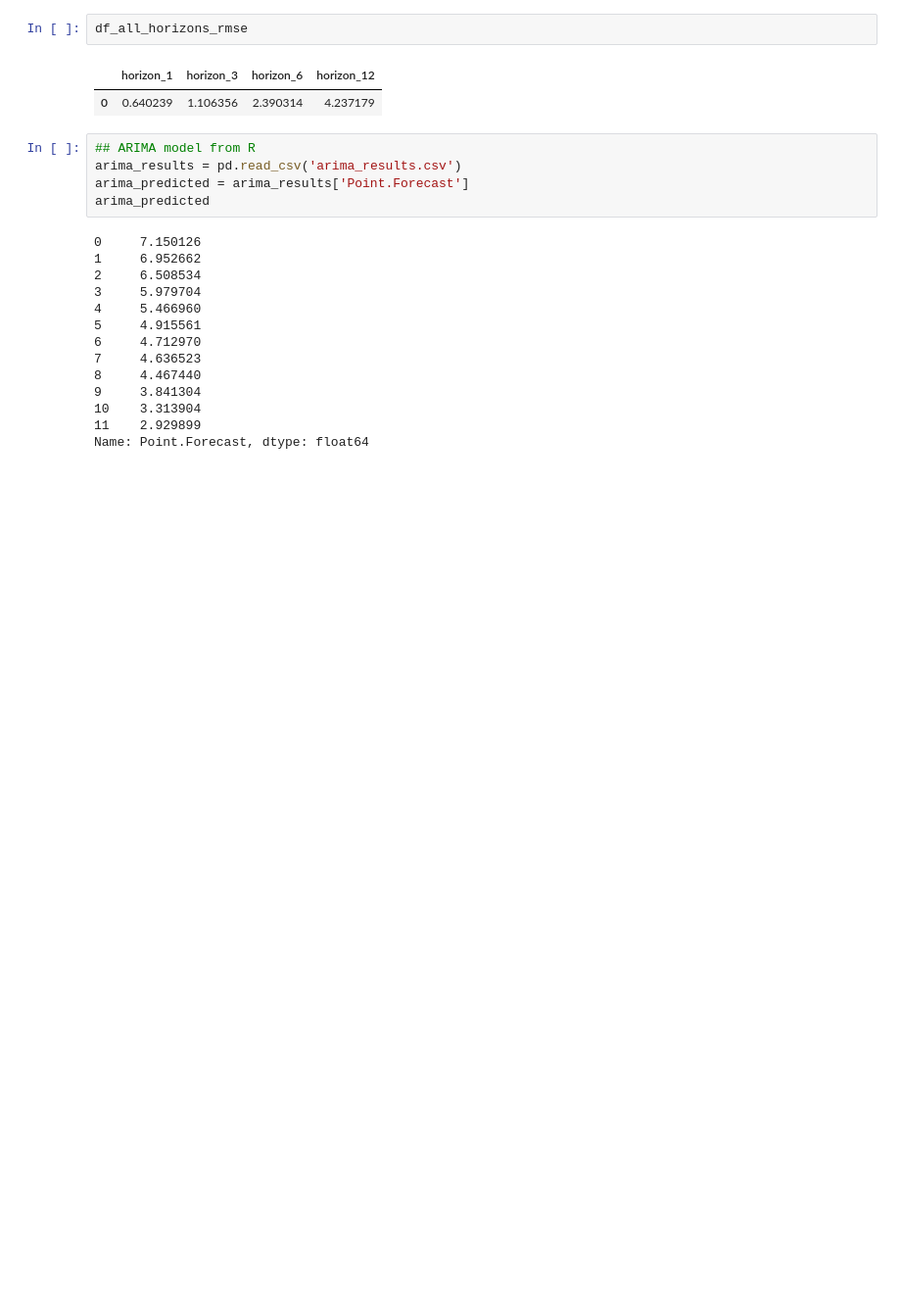
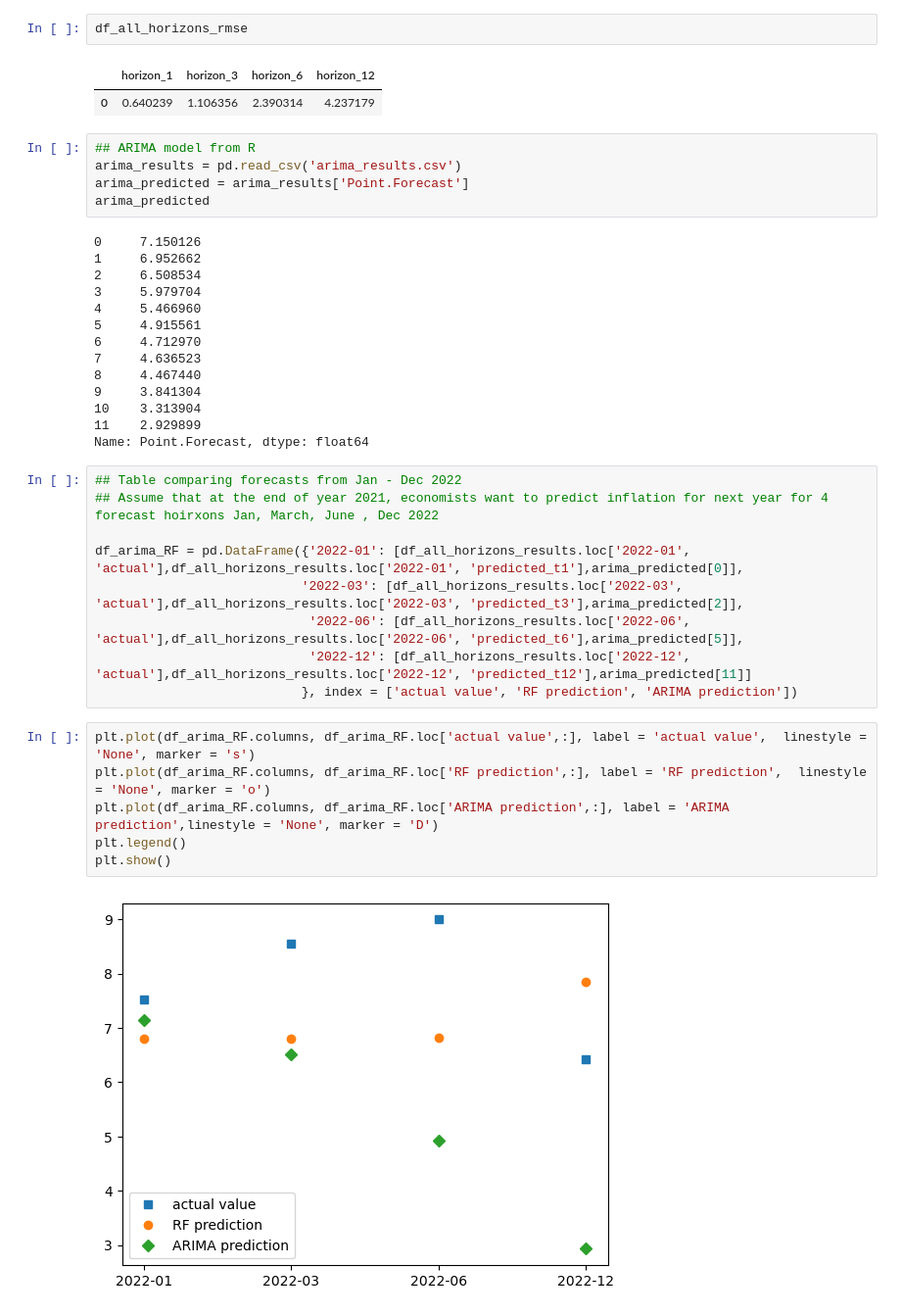
Before and after one commit to Geetika-L/Econ_472, a Jupyter notebook: RF_all_horizon.ipynb, the cells around one changed output. Shown at 98% size. Cells and saved outputs as stored; diff of their text form; blank space fills up the shorter version.

Commit message:
changes to all horizons script

```diff
--- a/RF_all_horizon.ipynb
+++ b/RF_all_horizon.ipynb
@@ -263,3 +259,20 @@ arima_predicted
 10    3.313904
 11    2.929899
 Name: Point.Forecast, dtype: float64
+# %%
+## Table comparing forecasts from Jan - Dec 2022
+## Assume that at the end of year 2021, economists want to predict inflation for next year for 4 forecast hoirxons Jan, March, June , Dec 2022
+
+df_arima_RF = pd.DataFrame({'2022-01': [df_all_horizons_results.loc['2022-01', 'actual'],df_all_horizons_results.loc['2022-01', 'predicted_t1'],arima_predicted[0]],
+                           '2022-03': [df_all_horizons_results.loc['2022-03', 'actual'],df_all_horizons_results.loc['2022-03', 'predicted_t3'],arima_predicted[2]],
+                            '2022-06': [df_all_horizons_results.loc['2022-06', 'actual'],df_all_horizons_results.loc['2022-06', 'predicted_t6'],arima_predicted[5]],
+                            '2022-12': [df_all_horizons_results.loc['2022-12', 'actual'],df_all_horizons_results.loc['2022-12', 'predicted_t12'],arima_predicted[11]]
+                           }, index = ['actual value', 'RF prediction', 'ARIMA prediction'])
+# %%
+plt.plot(df_arima_RF.columns, df_arima_RF.loc['actual value',:], label = 'actual value',  linestyle = 'None', marker = 's')
+plt.plot(df_arima_RF.columns, df_arima_RF.loc['RF prediction',:], label = 'RF prediction',  linestyle = 'None', marker = 'o')
+plt.plot(df_arima_RF.columns, df_arima_RF.loc['ARIMA prediction',:], label = 'ARIMA prediction',linestyle = 'None', marker = 'D')
+plt.legend()
+plt.show()
+# %% [output]
+[figure, added]
```
Also changed, not shown: parts of 8 cells of this notebook.
